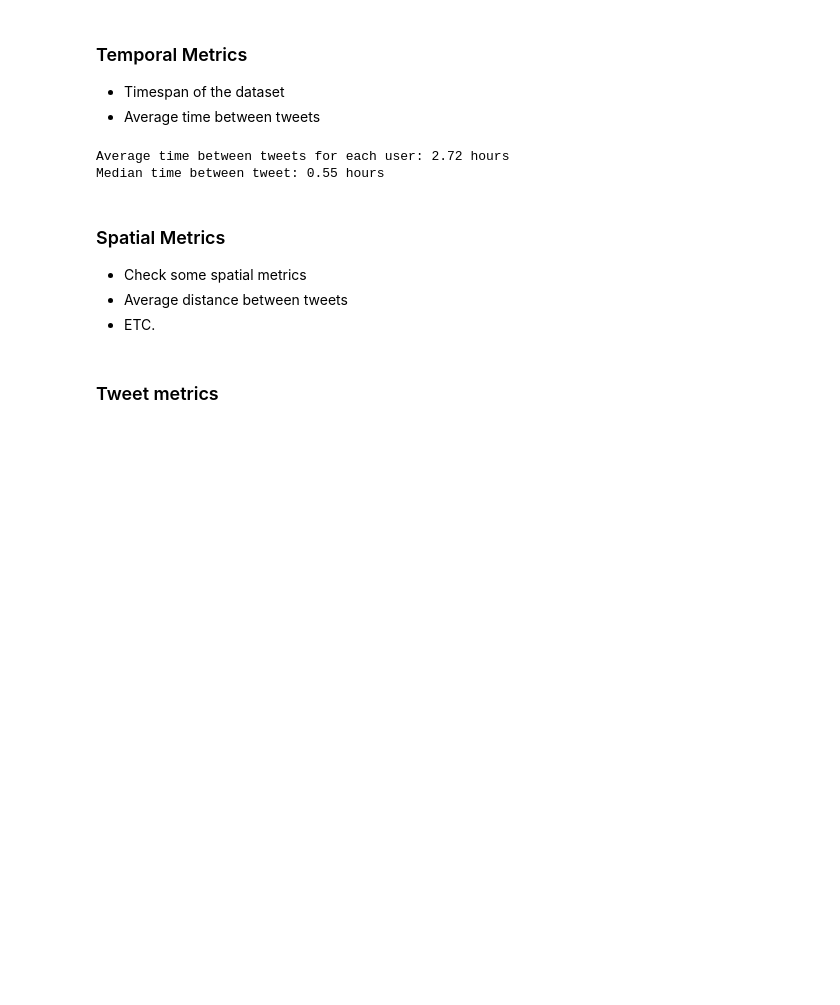
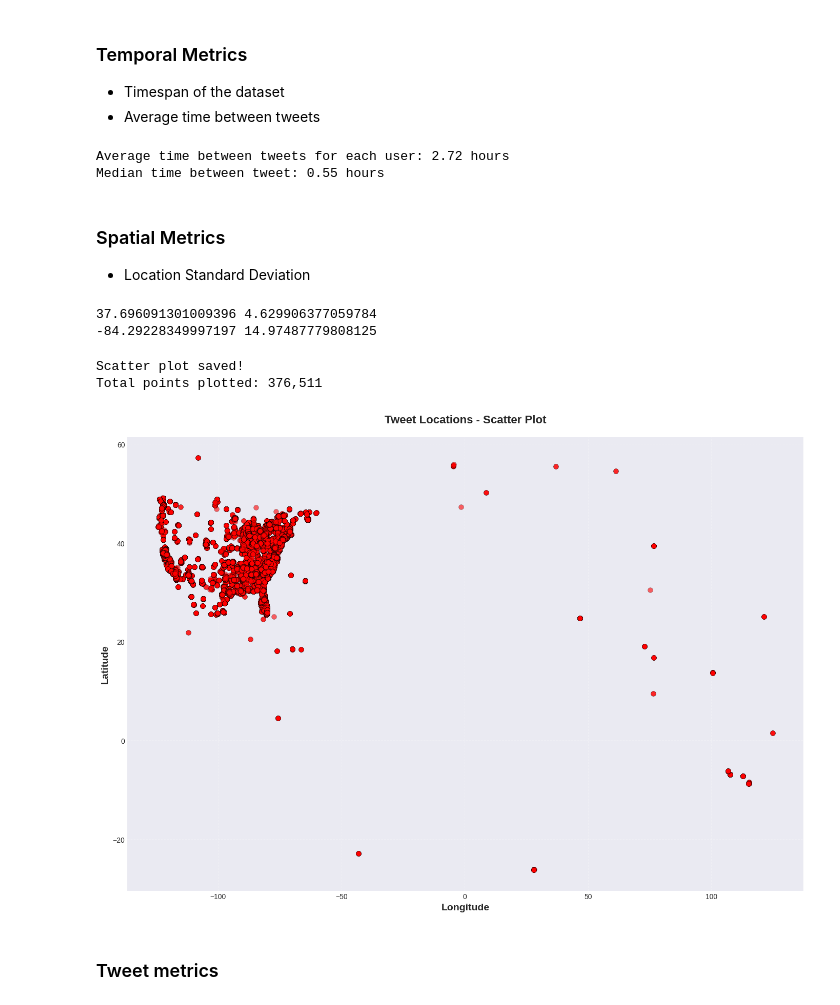
Before and after one commit to MostafaK2/Location-Change-Predictor, a Jupyter notebook: Metrics&Preprocess.ipynb, the cells around one changed output. Drawn from its saved outputs; the diff is of its cells as text; code cells hidden in the pictures; blank space fills up the shorter version.

```diff
--- a/Metrics&Preprocess.ipynb
+++ b/Metrics&Preprocess.ipynb
@@ -110,9 +111,46 @@ Average time between tweets for each user: 2.72 hours
 Median time between tweet: 0.55 hours
 # %% [markdown]
 ### Spatial Metrics
-- Check some spatial metrics
-- Average distance between tweets
-- ETC.
+- Location Standard Deviation
+# %%
+lat_mean, lat_std = df['Latitude'].mean(), df['Latitude'].std()
+lon_mean, lon_std = df['Longitude'].mean(), df['Longitude'].std()
+
+print(lat_mean, lat_std)
+print(lon_mean, lon_std)
+# %% [output]
+37.696091301009396 4.629906377059784
+-84.29228349997197 14.97487779808125
+# %%
+import matplotlib.pyplot as plt
+
+# Simple scatter plot of lat and lon
+fig, ax = plt.subplots(figsize=(14, 10))
+
+ax.scatter(
+    df['Longitude'],
+    df['Latitude'],
+    s=50,
+    c='red',
+    alpha=0.6,
+    edgecolors='black',
+    linewidth=0.3
+)
+
+ax.set_xlabel('Longitude', fontsize=14, fontweight='bold')
+ax.set_ylabel('Latitude', fontsize=14, fontweight='bold')
+ax.set_title('Tweet Locations - Scatter Plot', fontsize=16, fontweight='bold', pad=20)
+ax.grid(True, alpha=0.3, linestyle='--')
+
+plt.tight_layout()
+print(f"Scatter plot saved!")
+print(f"Total points plotted: {len(df):,}")
+
+plt.show()
+# %% [output]
+Scatter plot saved!
+Total points plotted: 376,511
+[figure, added]
 # %% [markdown]
 ### Tweet metrics
 # %%
```
Also changed, not shown: parts of 14 cells of this notebook, 3 other files.
